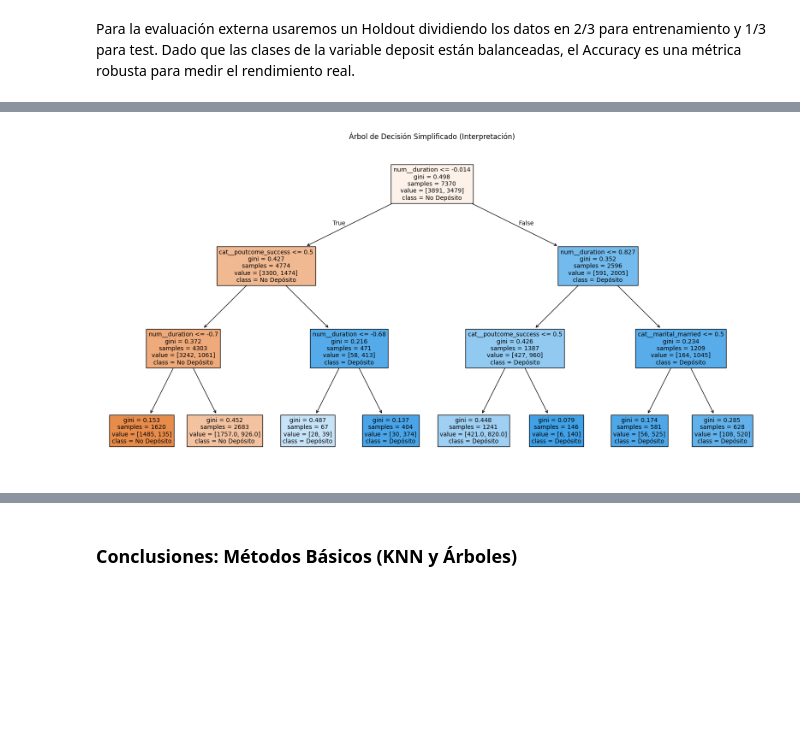
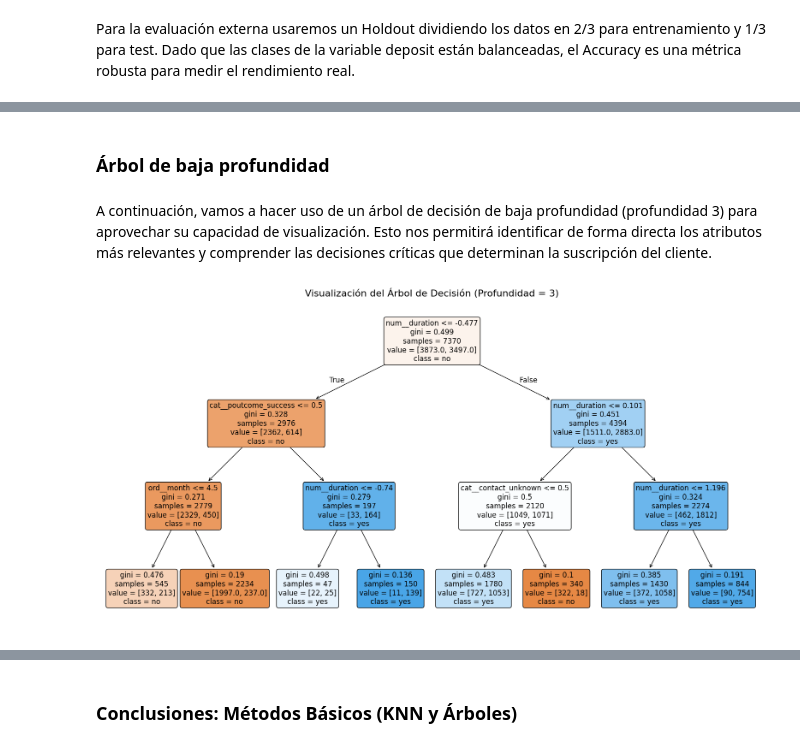
Before and after one commit to mmanchado6/P1_Machine_learning, a Jupyter notebook: Notebook.ipynb, the cells around one changed output, grey strips where cells are left out. Drawn from its saved outputs; the diff is of its cells as text; code cells hidden in the pictures; blank space fills up the shorter version.

Commit message:
KNN y árboles casi acabados

```diff
--- a/Notebook.ipynb
+++ b/Notebook.ipynb
@@ -142,6 +151,9 @@ En el preprocesado, primero, se ha creado una nueva variable llamada *pdays_cont
 Para la evaluación externa usaremos un Holdout dividiendo los datos en 2/3 para entrenamiento y 1/3 para test. Dado que las clases de la variable deposit están balanceadas, el Accuracy es una métrica robusta para medir el rendimiento real.
 # %%
 from sklearn.model_selection import train_test_split
+
+# Convertimos el target a numérico: 'yes' -> 1, 'no' -> 0 (si no hacemos esto, al usar Optuna nos dará error)
+df['deposit'] = df['deposit'].map({'yes': 1, 'no': 0})
 
 # Definimos X (predictores) e y (objetivo)
 X = df.drop(columns=[target])
@@ -296,23 +369,31 @@ print(df_results_default)
+# %% [markdown]
+### Árbol de baja profundidad
+# %% [markdown]
+A continuación, vamos a hacer uso de un árbol de decisión de baja profundidad (profundidad 3) para aprovechar su capacidad de visualización. Esto nos permitirá identificar de forma directa los atributos más relevantes y comprender las decisiones críticas que determinan la suscripción del cliente.
 # %%
-from sklearn.tree import plot_tree
+from sklearn.tree import DecisionTreeClassifier, plot_tree
 import matplotlib.pyplot as plt
 
-# Entrenamos un árbol con profundidad 3
-short_tree_pipe = Pipeline([
-    ('prep', preprocessor),
+# Creamos un Pipeline específico para el árbol de poca profundidad
+tree_interp_pipe = Pipeline(steps=[
+    ('pre', preprocessor_std),
     ('model', DecisionTreeClassifier(max_depth=3, random_state=SEED))
 ])
-short_tree_pipe.fit(X_train_u, y_train_u)
 
-# Visualización
+# Hacemos fit con el conjunto X_train
+tree_interp_pipe.fit(X_train, y_train)
+
+# Visualización del árbol
 plt.figure(figsize=(20, 10))
-feature_names = short_tree_pipe.named_steps['prep'].get_feature_names_out()
-plot_tree(short_tree_pipe.named_steps['model'],
-          feature_names=feature_names,
-          filled=True,
-          class_names=['No Depósito', 'Depósito'],
-          fontsize=10)
-plt.title("Árbol de Decisión Simplificado (Interpretación)")
+plot_tree(
+    tree_interp_pipe.named_steps['model'],
+    feature_names=tree_interp_pipe.named_steps['pre'].get_feature_names_out(),
+    class_names=['no', 'yes'],
+    filled=True,
+    rounded=True,
+    fontsize=12
+)
+plt.title("Visualización del Árbol de Decisión (Profundidad = 3)", fontsize=16)
 plt.show()
 # %% [output]
-[figure, old version]
+[figure, new version]
```
Also changed, not shown: parts of 22 cells of this notebook.
